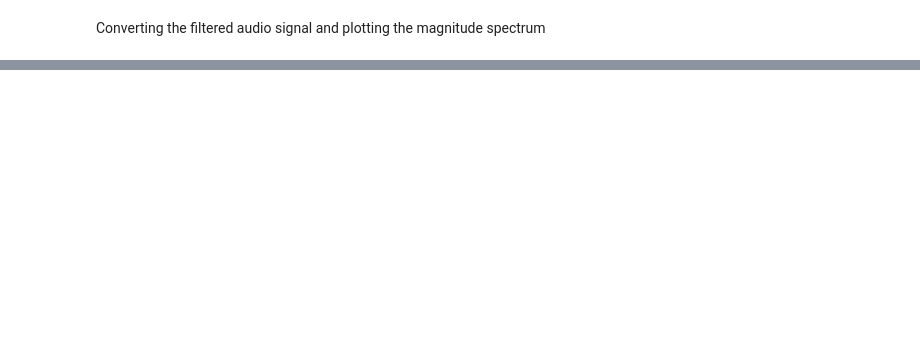
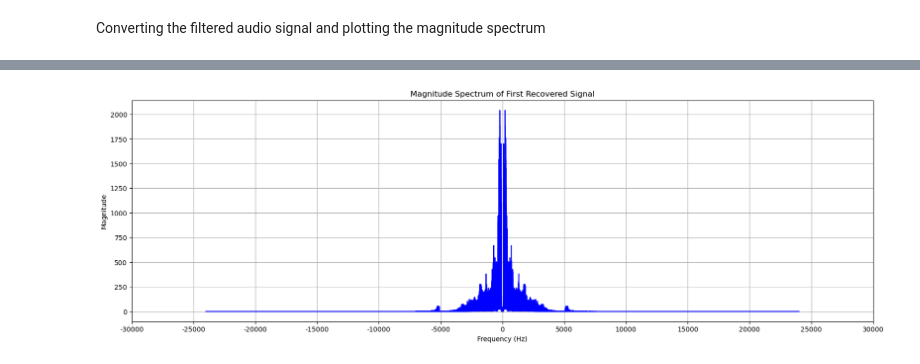
Before and after one commit to jpassica/CommsProject-SSB, a Jupyter notebook: main.ipynb, the cells around one changed output, grey strips where cells are left out. Drawn from its saved outputs; the diff is of its cells as text; code cells hidden in the pictures; blank space fills up the shorter version.

```diff
--- a/main.ipynb
+++ b/main.ipynb
@@ -12,15 +15,23 @@ Recording Audio Input
 # %%
 def record_audio(duration, samplingFrequency, filename):
     print("Recording...")
-    audio = sd.rec(int(duration * samplingFrequency), samplerate=samplingFrequency, channels=1, dtype='int16')
+    audio = sd.rec(
+        int(duration * samplingFrequency),
+        samplerate=samplingFrequency,
+        channels=1,
+        dtype="int16",
+    )
     sd.wait()
     print("Recording complete!")
     wavio.write(filename, audio, samplingFrequency, sampwidth=2)
     print(f"Saved to {filename}")
 
-samplingFrequency = 16000
+
+samplingFrequency = 48000
 duration = 10
-record_audio(duration, samplingFrequency, filename)
+# record_audio(duration, samplingFrequency, first_signal)
+# record_audio(duration, samplingFrequency, second_signal)
+record_audio(duration, samplingFrequency, third_signal)
 # %% [output]
 Recording...
 Recording complete!
@@ -88,0 +371,82 @@ plot_signal(frequencies, fft_magnitude, "Magnitude Spectrum Of Filtered Audio",
+# %%
+first_signal_demodulated = fdm_signal * np.cos(
+    2 * np.pi * first_carrier_frequency * time_divisioned_first_signal
+)
+second_signal_demodulated = fdm_signal * np.cos(
+    2 * np.pi * second_carrier_frequency * time_divisioned_second_signal
+)
+third_signal_demodulated = fdm_signal * np.cos(
+    2 * np.pi * third_carrier_frequency * time_divisioned_third_signal
+)
+
+## Filter the demodulated signals
+first_signal_recovered = apply_lowpass_filter(
+    first_signal_demodulated, cutoff_frequency, first_signal_sample_rate
+)
+second_signal_recovered = apply_lowpass_filter(
+    second_signal_demodulated, cutoff_frequency, second_signal_sample_rate
+)
+third_signal_recovered = apply_lowpass_filter(
+    third_signal_demodulated, cutoff_frequency, third_signal_sample_rate
+)
+
+## Normalizing the demodulated signals
+first_signal_recovered = np.int16(
+    first_signal_recovered / np.max(np.abs(first_signal_recovered)) * 32767
+)
+second_signal_recovered = np.int16(
+    second_signal_recovered / np.max(np.abs(second_signal_recovered)) * 32767
+)
+third_signal_recovered = np.int16(
+    third_signal_recovered / np.max(np.abs(third_signal_recovered)) * 32767
+)
+
+wavio.write(
+    "output1.wav",
+    first_signal_recovered,
+    first_signal_sample_rate,
+    sampwidth=2,
+)
+wavio.write(
+    "output2.wav",
+    second_signal_recovered,
+    second_signal_sample_rate,
+    sampwidth=2,
+)
+wavio.write(
+    "output3.wav",
+    third_signal_recovered,
+    third_signal_sample_rate,
+    sampwidth=2,
+)
+
+first_signal_spectrum = np.abs(np.fft.fft(first_signal_recovered))
+second_signal_spectrum = np.abs(np.fft.fft(second_signal_recovered))
+third_signal_spectrum = np.abs(np.fft.fft(third_signal_recovered))
+
+frequencies, fft_magnitude = convert_to_freq_domain("output1.wav")
+plot_signal(
+    frequencies,
+    fft_magnitude,
+    "Magnitude Spectrum of First Recovered Signal",
+    "Frequency (Hz)",
+    "Magnitude",
+)
+frequencies, fft_magnitude = convert_to_freq_domain("output2.wav")
+plot_signal(
+    frequencies,
+    fft_magnitude,
+    "Magnitude Spectrum of Second Recovered Signal",
+    "Frequency (Hz)",
+    "Magnitude",
+)
+frequencies, fft_magnitude = convert_to_freq_domain("output3.wav")
+plot_signal(
+    frequencies,
+    fft_magnitude,
+    "Magnitude Spectrum of Third Recovered Signal",
+    "Frequency (Hz)",
+    "Magnitude",
+)
+# %% [output]
+[figure, added]
```
Also changed, not shown: parts of 12 cells of this notebook, 19 other files.
